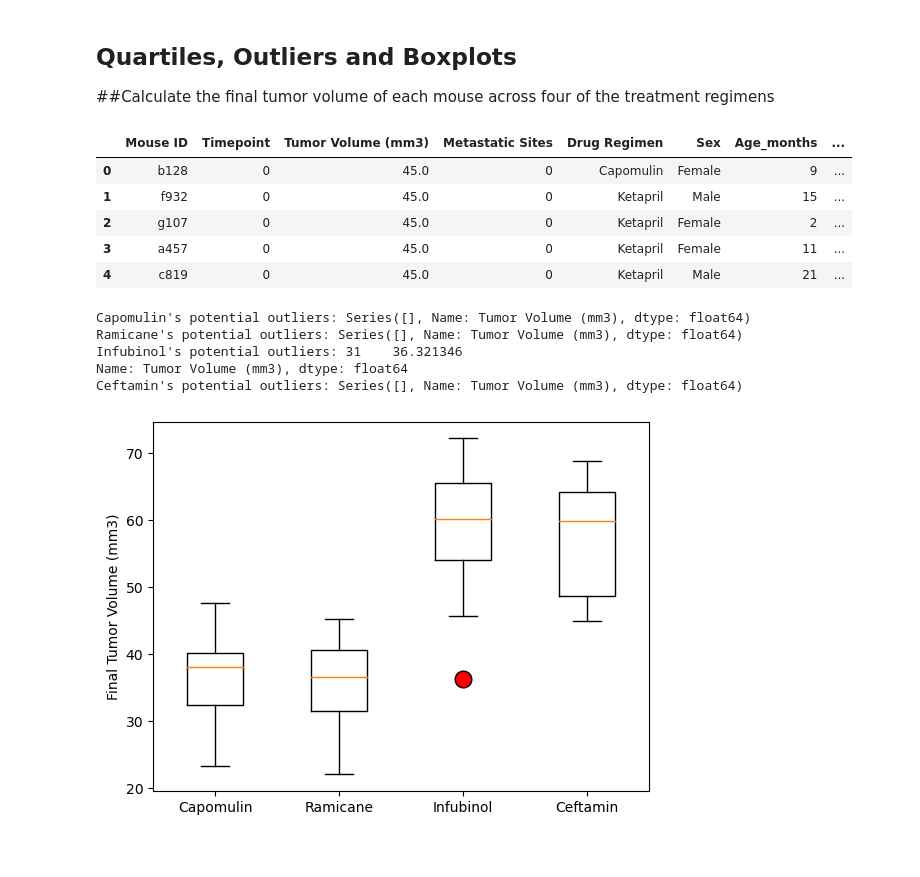
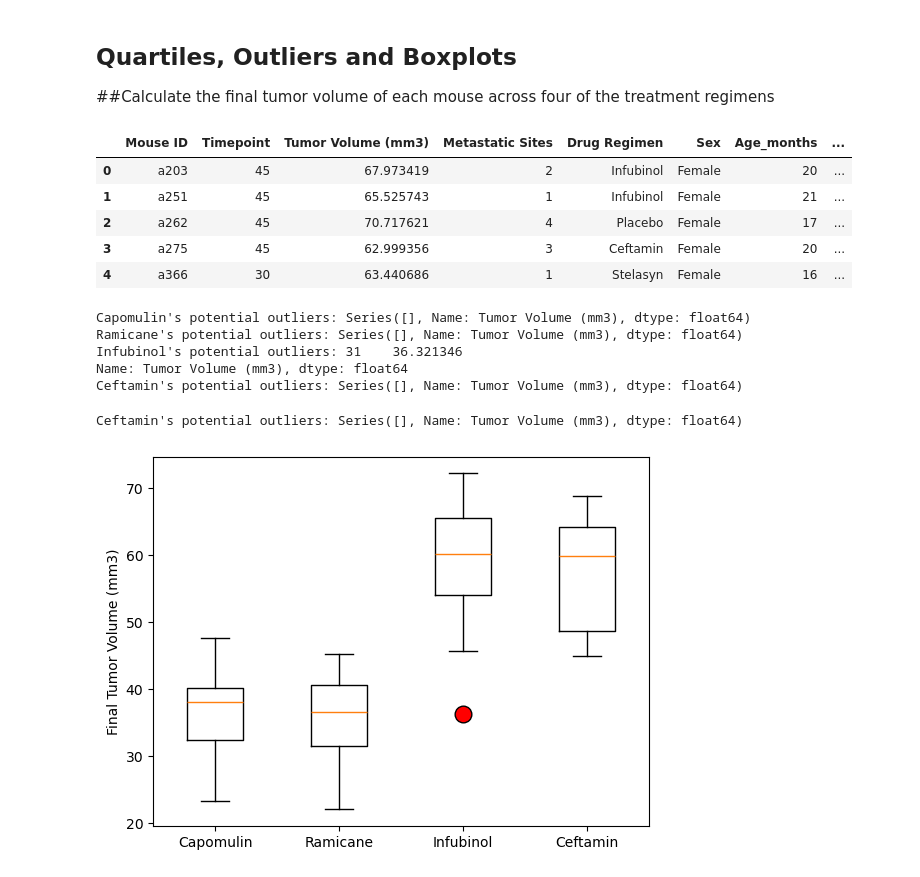
Before and after one commit to Crespo3043/Pymaceuticals_Matplotlib, a Jupyter notebook: Pymaceuticals/pymaceuticals.ipynb, the cells around one changed output. Cells and saved outputs as stored; diff of their text form; code cells hidden in the pictures.

```diff
--- a/Pymaceuticals/pymaceuticals.ipynb
+++ b/Pymaceuticals/pymaceuticals.ipynb
@@ -204,41 +204,77 @@ plt.show()
 # %%
 
 # Start by getting the last (greatest) timepoint for each mouse
-high_time_df = pd.DataFrame(clean_mouse_df.groupby('Mouse ID')['Timepoint'].max().sort_values()).reset_index().rename(columns={'Timepoint': 'max_timepoint'})
-
+high_time_df = clean_mouse_df.groupby(['Mouse ID'])['Timepoint'].max()
+                            #.sort_values()).reset_index().rename(columns={'Timepoint': 'max_timepoint'})
+high_time_df = high_time_df.reset_index()
 # Merge this group df with the original DataFrame to get the tumor volume at the last timepoint
-merged_df = pd.merge(clean_mouse_df, high_time_df, on='Mouse ID')
+merged_df = high_time_df.merge(clean_mouse_df , on=['Mouse ID', 'Timepoint'], how='left')
 merged_df.head()
 # %% [output]
 |  | Mouse ID | Timepoint | Tumor Volume (mm3) | Metastatic Sites | Drug Regimen | Sex | Age_months | ... |
-| 0 | b128 | 0 | 45.0 | 0 | Capomulin | Female | 9 | ... |
-| 1 | f932 | 0 | 45.0 | 0 | Ketapril | Male | 15 | ... |
-| 2 | g107 | 0 | 45.0 | 0 | Ketapril | Female | 2 | ... |
-| 3 | a457 | 0 | 45.0 | 0 | Ketapril | Female | 11 | ... |
-| 4 | c819 | 0 | 45.0 | 0 | Ketapril | Male | 21 | ... |
+| 0 | a203 | 45 | 67.973419 | 2 | Infubinol | Female | 20 | ... |
+| 1 | a251 | 45 | 65.525743 | 1 | Infubinol | Female | 21 | ... |
+| 2 | a262 | 45 | 70.717621 | 4 | Placebo | Female | 17 | ... |
+| 3 | a275 | 45 | 62.999356 | 3 | Ceftamin | Female | 20 | ... |
+| 4 | a366 | 30 | 63.440686 | 1 | Stelasyn | Female | 16 | ... |
+# %%
+# Put treatments into a list for for loop (and later for plot labels)
+treatment_list = ["Capomulin", "Ramicane", "Infubinol", "Ceftamin"]
+
+# Create empty list to fill with tumor vol data (for plotting)
+tumor_vol_list = []
+
+# Calculate the IQR and quantitatively determine if there are any potential outliers.
+for drug in treatment_list:
+
+    # Locate the rows which contain mice on each drug and get the tumor volumes
+    final_tumor_vol = merged_df.loc[merged_df["Drug Regimen"] == drug, 'Tumor Volume (mm3)']
+
+    # add subset
+    tumor_vol_list.append(final_tumor_vol)
+
+    # Determine outliers using upper and lower bounds
+    quartiles = final_tumor_vol.quantile([.25,.5,.75])
+    lowerq = quartiles[0.25]
+    upperq = quartiles[0.75]
+    iqr = upperq-lowerq
+    lower_bound = lowerq - (1.5*iqr)
+    upper_bound = upperq + (1.5*iqr)
+    outliers = final_tumor_vol.loc[(final_tumor_vol < lower_bound) | (final_tumor_vol > upper_bound)]
+    print(f"{drug}'s potential outliers: {outliers}")
+# %% [output]
+Capomulin's potential outliers: Series([], Name: Tumor Volume (mm3), dtype: float64)
+Ramicane's potential outliers: Series([], Name: Tumor Volume (mm3), dtype: float64)
+Infubinol's potential outliers: 31    36.321346
+Name: Tumor Volume (mm3), dtype: float64
+Ceftamin's potential outliers: Series([], Name: Tumor Volume (mm3), dtype: float64)
 # %%
 # Put treatments into a list for for loop (and later for plot labels) Capomulin, Ramicane, Infubinol, and Ceftamin
 treatments = ['Capomulin', 'Ramicane', 'Infubinol', 'Ceftamin']
 # Create empty list to fill with tumor vol data (for plotting)
 tumor_vol = []
 # For each promising drug
+for drug in treatments:
 
     # Locate the rows which contain mice on this drug and get the tumor volumes as a series
-
+    #final_tumor_vol = merged_df.loc[merged_df['Drug Regimen'] == drug,'Tumor Volume (mm3)']
+    final_tumor_vol = merged_df.loc[merged_df["Drug Regimen"] == drug, 'Tumor Volume (mm3)']
 
     # add the tumor volume series to the plotting list
+    tumor_vol.append(final_tumor_vol)
+    # Determine outliers for this drug using IQR, upper, and lower bounds for this drug
 
-    # Determine outliers for this drug using IQR, upper, and lower bounds for this drug
-quartiles = values.quantile([.25,.5,.75])
+quartiles = final_tumor_vol.quantile([.25,.5,.75])
 lowerq = quartiles[0.25]
 upperq = quartiles[0.75]
 iqr = upperq-lowerq
-print(f'IQR for {drug}: {iqr}')
+lower_bound = lowerq - (1.5*iqr)
+upper_bound = upperq + (1.5*iqr)
+outliers = final_tumor_vol.loc[(final_tumor_vol < lower_bound) | (final_tumor_vol > upper_bound)]
+
+#print(f'IQR for {drug}: {outliers}')
+print(f"{drug}'s potential outliers: {outliers}")
 # %% [output]
-Capomulin's potential outliers: Series([], Name: Tumor Volume (mm3), dtype: float64)
-Ramicane's potential outliers: Series([], Name: Tumor Volume (mm3), dtype: float64)
-Infubinol's potential outliers: 31    36.321346
-Name: Tumor Volume (mm3), dtype: float64
 Ceftamin's potential outliers: Series([], Name: Tumor Volume (mm3), dtype: float64)
 # %%
 # Generate a box plot that shows the distrubution of the tumor volume for each treatment group.
```
Also changed, not shown: parts of 4 cells of this notebook.
